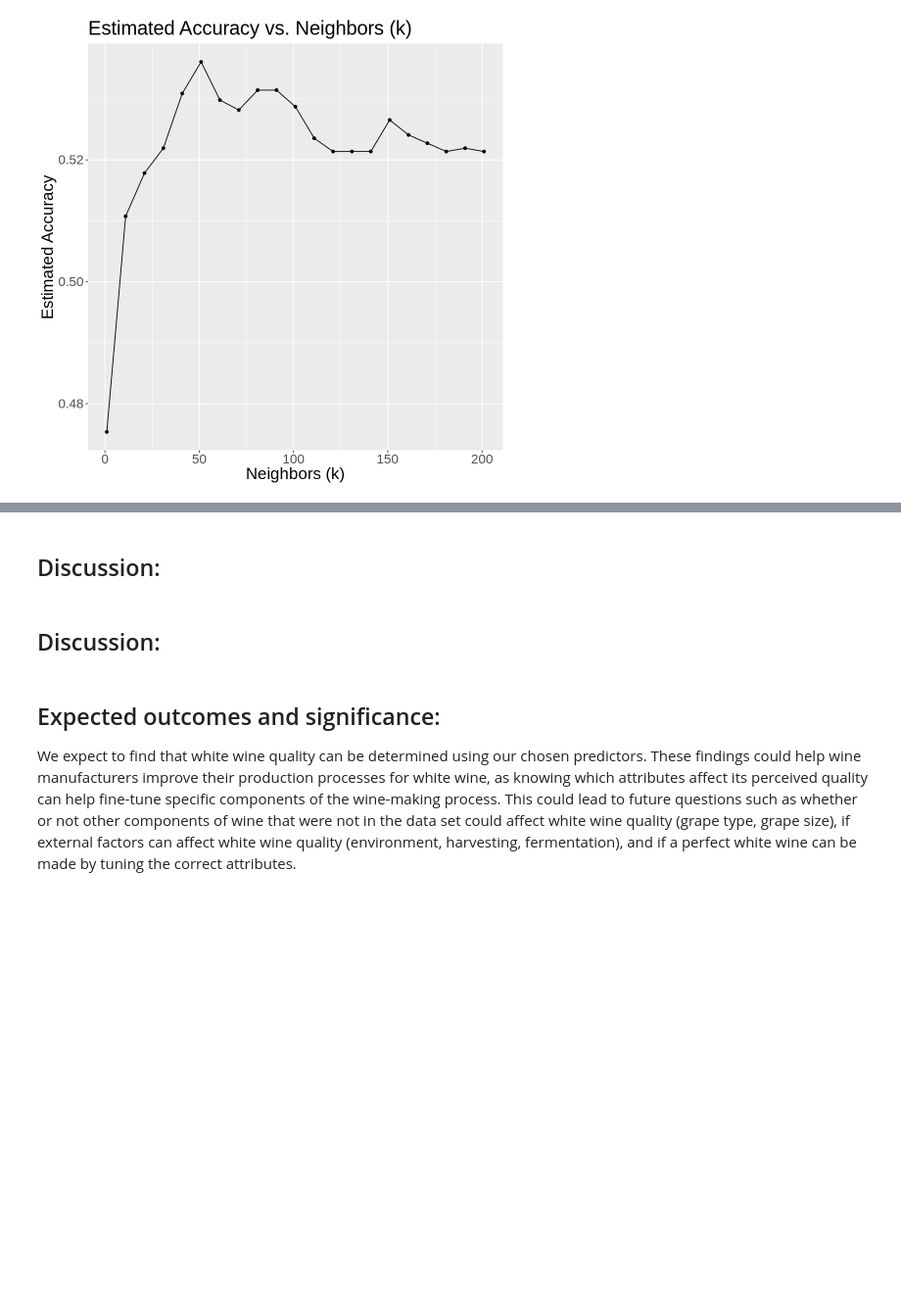
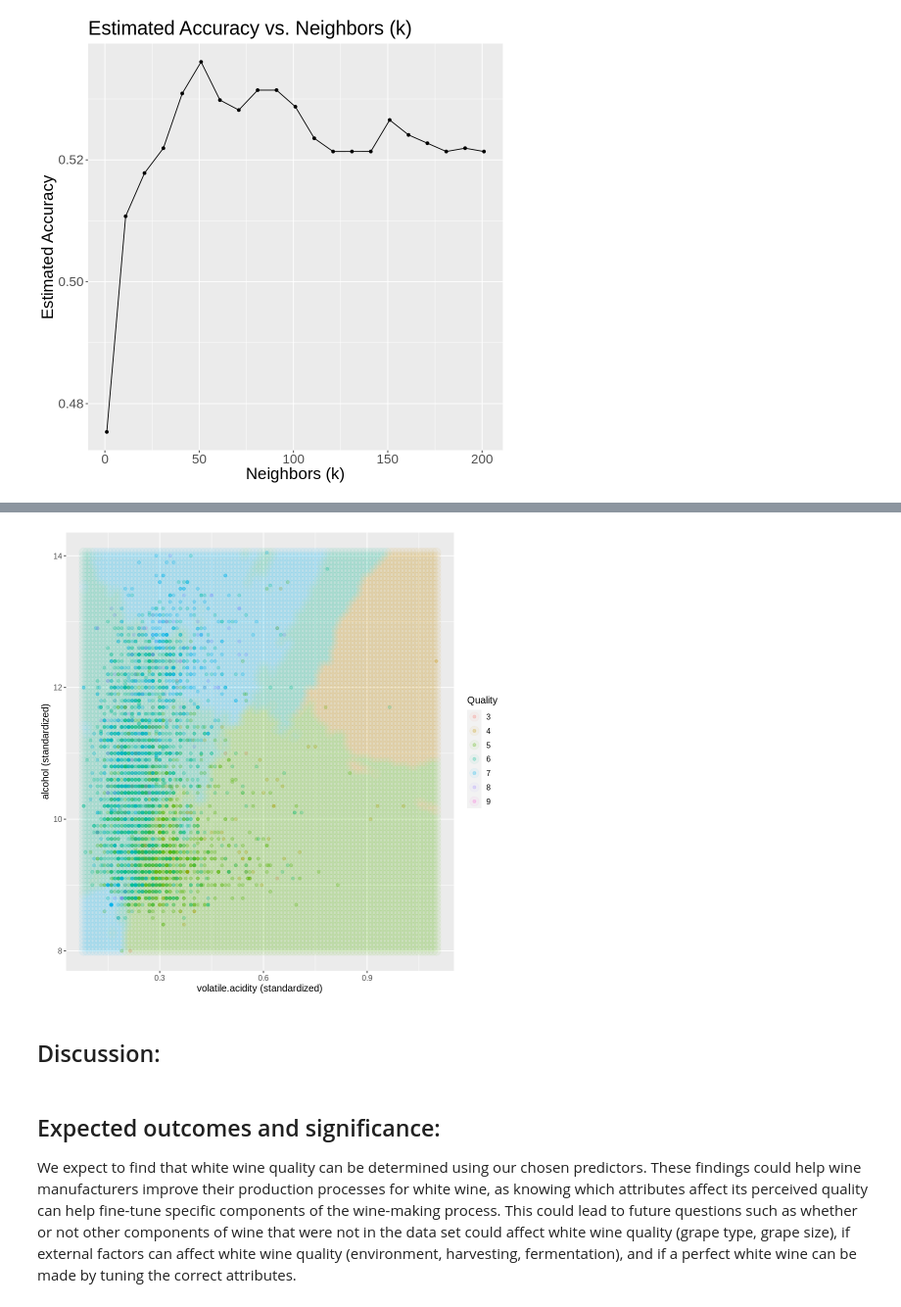
Before and after one commit to pradhyumnan8/DSCI-100-Wine-Quality-Predictor-Project, a Jupyter notebook: group_project_report.ipynb, the cells around one changed output, grey strips where cells are left out. Shown at 98% size. Cells and saved outputs as stored; diff of their text form; code cells hidden in the pictures; blank space fills up the shorter version.

```diff
--- a/group_project_report.ipynb
+++ b/group_project_report.ipynb
@@ -287,7 +332,52 @@ wine_fit <- workflow() |>
+# %%
+options(repr.plot.width = 8, repr.plot.height = 8)
+
+# from https://datasciencebook.ca/classification1.html#classification1
+
+# create the grid of area/smoothness vals, and arrange in a data frame
+are_grid <- seq(min(wine_train$volatile.acidity),
+                max(wine_train$volatile.acidity),
+                length.out = 100)
+smo_grid <- seq(min(wine_train$alcohol),
+                max(wine_train$alcohol),
+                length.out = 100)
+asgrid <- as_tibble(expand.grid(volatile.acidity = are_grid,
+                                alcohol = smo_grid))
+
+# use the fit workflow to make predictions at the grid points
+knnPredGrid <- predict(wine_fit, asgrid)
+
+# bind the predictions as a new column with the grid points
+prediction_table <- bind_cols(knnPredGrid, asgrid) |>
+  rename(quality = .pred_class)
+
+# plot:
+# 1. the colored scatter of the original data
+# 2. the faded colored scatter for the grid points
+wkflw_plot <-
+  ggplot() +
+  geom_point(data = wine_train,
+             mapping = aes(x = volatile.acidity,
+                           y = alcohol,
+                           color = quality),
+             alpha = 0.25) +
+  geom_point(data = prediction_table,
+             mapping = aes(x = volatile.acidity,
+                           y = alcohol,
+                           color = quality),
+             alpha = 0.05,
+             size = 5) +
+  labs(color = "Quality",
+       x = "volatile.acidity (standardized)",
+       y = "alcohol (standardized)") +
+  #scale_color_manual(values = c("orange2", "steelblue2")) +
+  theme(text = element_text(size = 12))
+
+wkflw_plot
+# %% [output]
+[figure, added]
 # %% [markdown]
 ## Discussion:
-# %% [markdown]
-## Discussion:
 # %% [markdown]
 ## Expected outcomes and significance:
 
```
Also changed, not shown: parts of 2 cells of this notebook.
